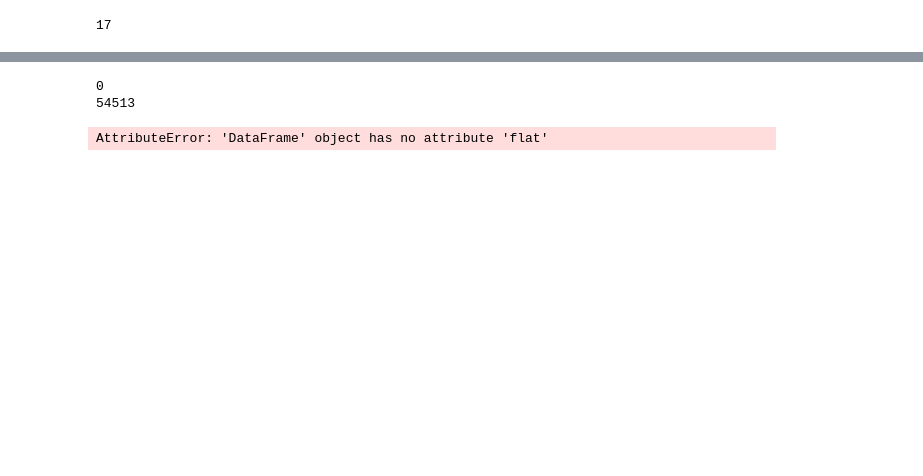
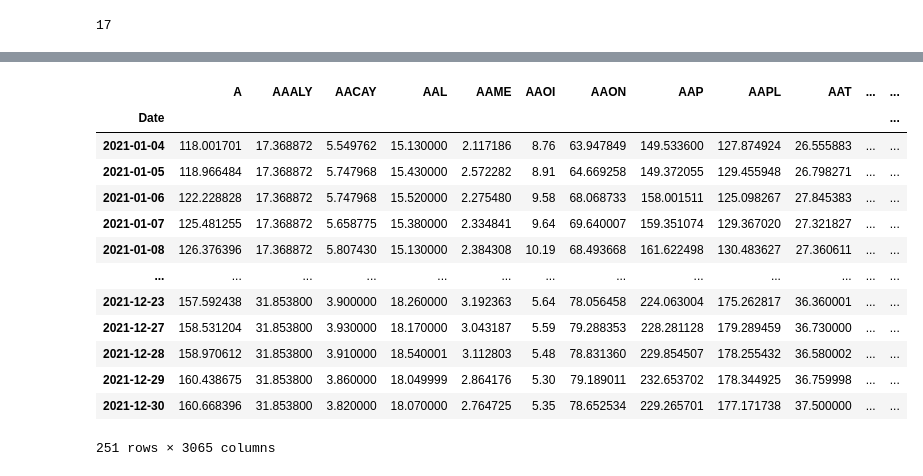
Before and after one commit to borchand/Network_Analysis, a Jupyter notebook: script/diversification.ipynb, the cells around one changed output, grey strips where cells are left out. Drawn from its saved outputs; the diff is of its cells as text; code cells hidden in the pictures; blank space fills up the shorter version.

Commit message:
Fix NaN in corr_matrix

```diff
--- a/script/diversification.ipynb
+++ b/script/diversification.ipynb
@@ -81,32 +77,24 @@ def backtest(tickers=years[-1].columns, year=max_year, baseline=False):
 from sklearn.cluster import AffinityPropagation as AP, affinity_propagation
 import networkx as nx
 
-year = 2019
+year = 2020
 
 # get the data for the year
 year_data = years[year - min_year]
 
+# remove tickers that don't have any variation during the year
+year_variation = np.var(year_data, axis=0)
+year_data = year_data[year_variation[year_variation > 0].index]
+
 # drop tickers that don't have data for the year
 year_data = year_data.dropna(axis=1, how='any')
 
-# year returns
-year_returns = year_data.pct_change()[1:] + 1
-year_returns = year_returns.fillna(1)
+corr_df = year_data.corr().to_numpy()
 
-print(year_returns.info())
+# make corr_df into a graph
+G = nx.from_numpy_matrix(corr_df)
 
-# get correlation matrix
-year_corr = year_returns.corr()
-print(year_corr.info())
+A = nx.to_scipy_sparse_matrix(G)
 
-# remove self correlations
-np.fill_diagonal(year_corr, 0)
 
-# make year_corr into a graph
-# G = nx.from_numpy_matrix(year_corr, create_using=nx.Graph)
-
-# check for nans in correlation matrix
+clustering = AP().fit(A)
-# %% [output]
-0
-54513
-AttributeError: 'DataFrame' object has no attribute 'flat'
@@ -113 +108,18 @@ AttributeError: 'DataFrame' object has no attribute 'flat'
+# %%
+years[-1]
+# %% [output]
+|  | A | AAALY | AACAY | AAL | AAME | AAOI | AAON | AAP | AAPL | AAT | ... | ... |
+| Date |  |  |  |  |  |  |  |  |  |  |  | ... |
+| 2021-01-04 | 118.001701 | 17.368872 | 5.549762 | 15.130000 | 2.117186 | 8.76 | 63.947849 | 149.533600 | 127.874924 | 26.555883 | ... | ... |
+| 2021-01-05 | 118.966484 | 17.368872 | 5.747968 | 15.430000 | 2.572282 | 8.91 | 64.669258 | 149.372055 | 129.455948 | 26.798271 | ... | ... |
+| 2021-01-06 | 122.228828 | 17.368872 | 5.747968 | 15.520000 | 2.275480 | 9.58 | 68.068733 | 158.001511 | 125.098267 | 27.845383 | ... | ... |
+| 2021-01-07 | 125.481255 | 17.368872 | 5.658775 | 15.380000 | 2.334841 | 9.64 | 69.640007 | 159.351074 | 129.367020 | 27.321827 | ... | ... |
+| 2021-01-08 | 126.376396 | 17.368872 | 5.807430 | 15.130000 | 2.384308 | 10.19 | 68.493668 | 161.622498 | 130.483627 | 27.360611 | ... | ... |
+| ... | ... | ... | ... | ... | ... | ... | ... | ... | ... | ... | ... | ... |
+| 2021-12-23 | 157.592438 | 31.853800 | 3.900000 | 18.260000 | 3.192363 | 5.64 | 78.056458 | 224.063004 | 175.262817 | 36.360001 | ... | ... |
+| 2021-12-27 | 158.531204 | 31.853800 | 3.930000 | 18.170000 | 3.043187 | 5.59 | 79.288353 | 228.281128 | 179.289459 | 36.730000 | ... | ... |
+| 2021-12-28 | 158.970612 | 31.853800 | 3.910000 | 18.540001 | 3.112803 | 5.48 | 78.831360 | 229.854507 | 178.255432 | 36.580002 | ... | ... |
+| 2021-12-29 | 160.438675 | 31.853800 | 3.860000 | 18.049999 | 2.864176 | 5.30 | 79.189011 | 232.653702 | 178.344925 | 36.759998 | ... | ... |
+| 2021-12-30 | 160.668396 | 31.853800 | 3.820000 | 18.070000 | 2.764725 | 5.35 | 78.652534 | 229.265701 | 177.171738 | 37.500000 | ... | ... |
+251 rows × 3065 columns
 # %%
```
Also changed, not shown: parts of 5 cells of this notebook.
